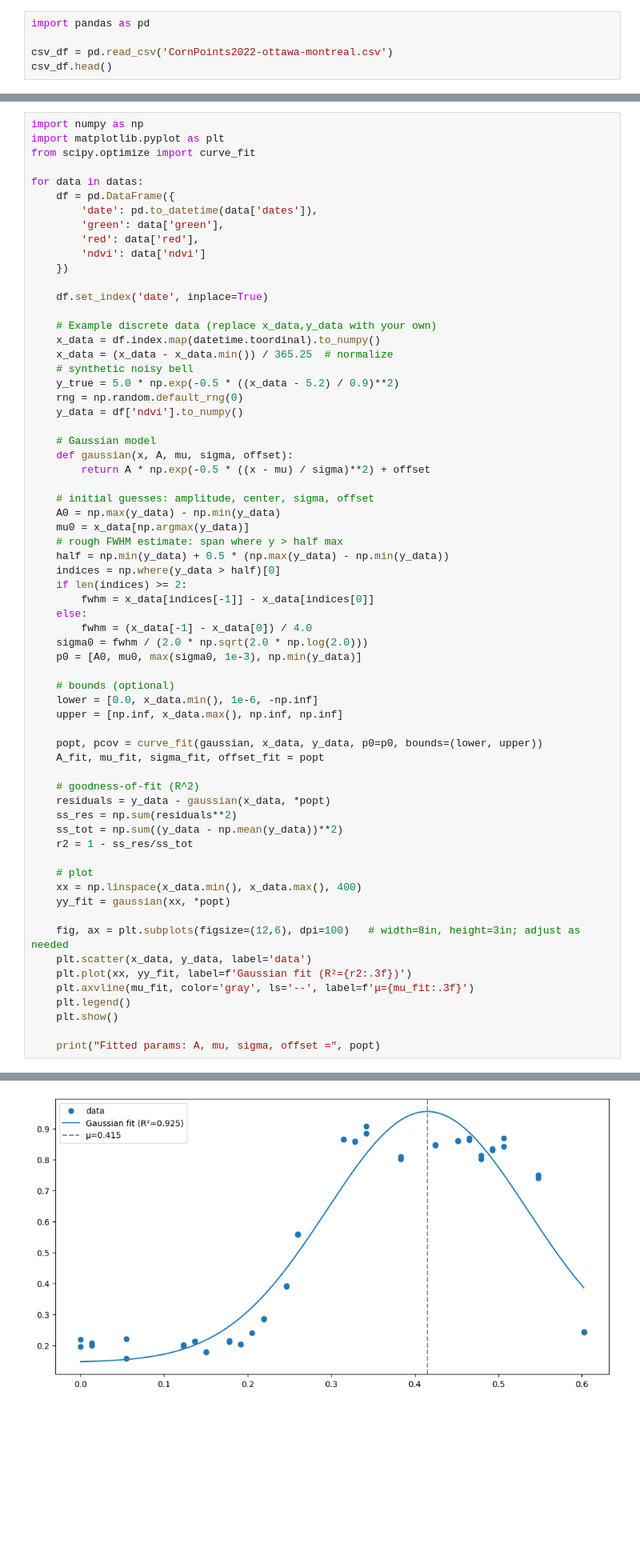
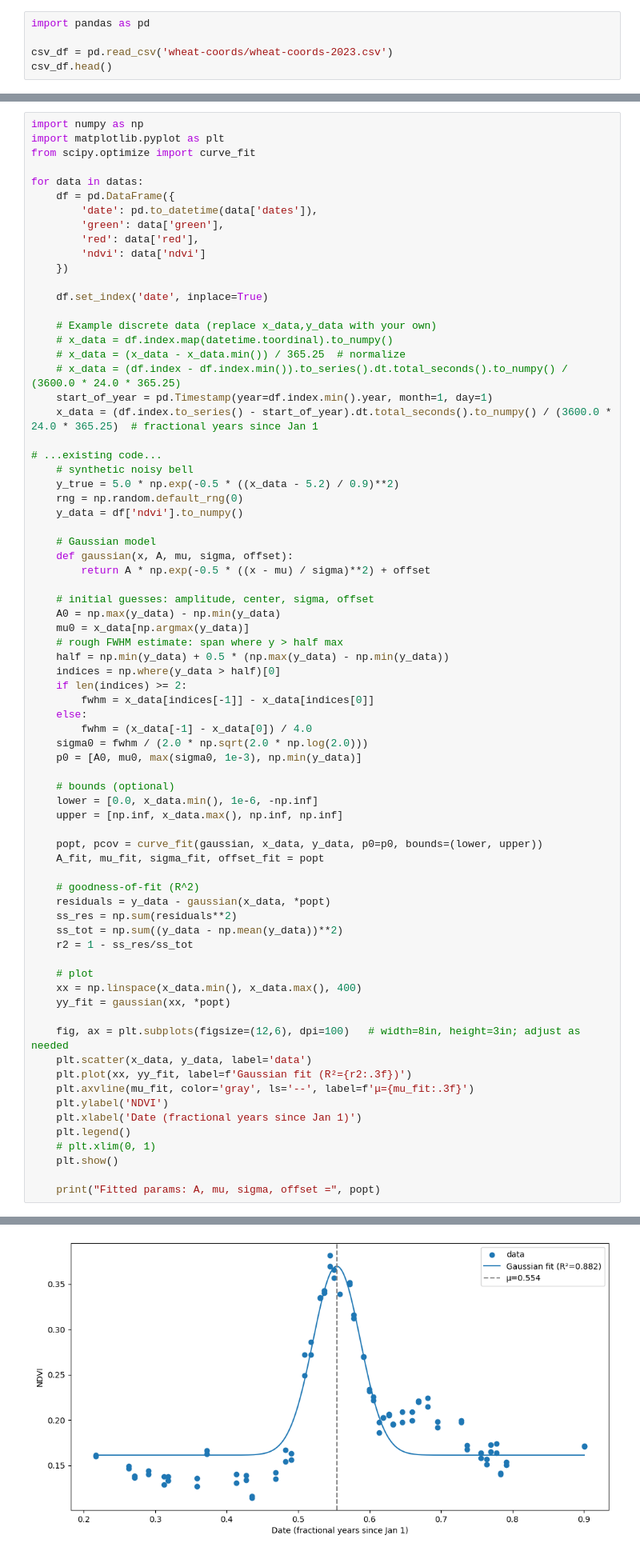
Before and after one commit to Karmaniac/LateBloomers, a Jupyter notebook: test stuff/test.ipynb, the cells around one changed output, grey strips where cells are left out. Shown at 80% size. Saved outputs shown, nothing was run; the diff lists cells and outputs as text; blank space fills up the shorter version.

```diff
--- a/test stuff/test.ipynb
+++ b/test stuff/test.ipynb
@@ -1,6 +1,6 @@
 # %%
 import pandas as pd
 
-csv_df = pd.read_csv('CornPoints2022-ottawa-montreal.csv')
+csv_df = pd.read_csv('wheat-coords/wheat-coords-2023.csv')
 csv_df.head()
 # %% [output]
@@ -157,8 +159,13 @@ for data in datas:
     df.set_index('date', inplace=True)
 
     # Example discrete data (replace x_data,y_data with your own)
-    x_data = df.index.map(datetime.toordinal).to_numpy()
-    x_data = (x_data - x_data.min()) / 365.25  # normalize
+    # x_data = df.index.map(datetime.toordinal).to_numpy()
+    # x_data = (x_data - x_data.min()) / 365.25  # normalize
+    # x_data = (df.index - df.index.min()).to_series().dt.total_seconds().to_numpy() / (3600.0 * 24.0 * 365.25)
+    start_of_year = pd.Timestamp(year=df.index.min().year, month=1, day=1)
+    x_data = (df.index.to_series() - start_of_year).dt.total_seconds().to_numpy() / (3600.0 * 24.0 * 365.25)  # fractional years since Jan 1
+
+# ...existing code...
     # synthetic noisy bell
     y_true = 5.0 * np.exp(-0.5 * ((x_data - 5.2) / 0.9)**2)
     rng = np.random.default_rng(0)
@@ -202,7 +209,10 @@ for data in datas:
     plt.scatter(x_data, y_data, label='data')
     plt.plot(xx, yy_fit, label=f'Gaussian fit (R²={r2:.3f})')
     plt.axvline(mu_fit, color='gray', ls='--', label=f'μ={mu_fit:.3f}')
+    plt.ylabel('NDVI')
+    plt.xlabel('Date (fractional years since Jan 1)')
     plt.legend()
+    # plt.xlim(0, 1)
     plt.show()
 
     print("Fitted params: A, mu, sigma, offset =", popt)
@@ -214 +224 @@ Fitted params: A, mu, sigma, offset = [0.94151951 0.3752406  0.20035185 0.024069
-[figure, old version]
+[figure, new version]
```
Also changed, not shown: parts of 11 cells of this notebook, 22 other files.
